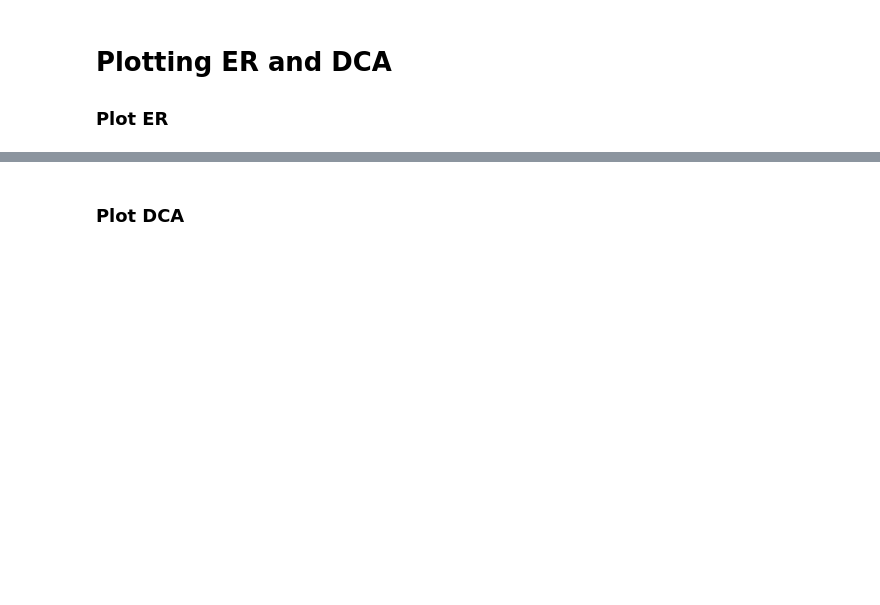
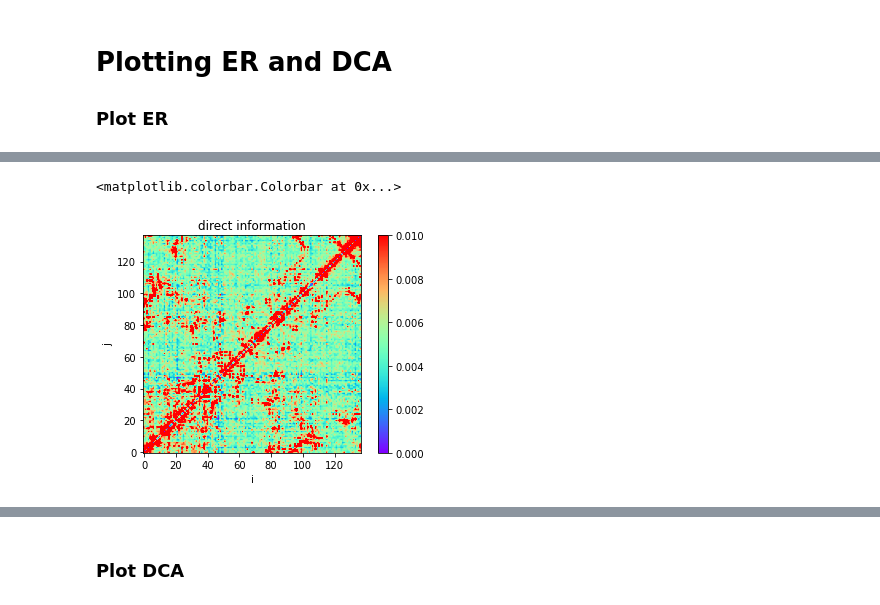
Before and after one commit to evancresswell/DCA_ER, a Jupyter notebook: ecc_DCA_ER.ipynb, the cells around one changed output, grey strips where cells are left out. Saved outputs shown, nothing was run; the diff lists cells and outputs as text; code cells hidden in the pictures; blank space fills up the shorter version.

```diff
--- a/ecc_DCA_ER.ipynb
+++ b/ecc_DCA_ER.ipynb
@@ -95,11 +132,13 @@ print('seq:',int(pdb[ipdb,1]))
 
 
 
-
-# data processing
 s0,cols_removed, s_index, tpdb, orig_seq_len = data_processing(data_path, pfam_id, ipdb,\
                 gap_seqs=0.2, gap_cols=0.2, prob_low=0.004, conserved_cols=0.9, printing=printing, out_dir=processed_data_dir)
 print('\n\n\nPreprocessed reference Sequence: ', s0[tpdb])
+
+# npy2fa does not remove cols this way we are as close to original as possible
+msa_outfile, ref_outfile, s0, cols_removed, s_index, tpdb, orig_seq_len  = tools.npy2fa(pfam_id, msa_npy_file, pdb_ref_file=pdb_ref_file, ipdb=ipdb, preprocess=True,gap_seqs=.2, gap_cols=.2, prob_low=.004, conserved_cols=.9, letter_format=False)
+# data processing
 print(s0[1934])
 print(s0[3522])
 print(s0.shape, '\n\n\n')
@@ -128,23 +167,7 @@ pdb_pfam_map = pdb_id_map_df.loc[pdb_id_map_df['CHAIN']==pdb_chain]
 #     if pdb_len == orig_seq_len:
 #         break
 
-
-
-# Check that pdb--pfam mapping is unique
-if pdb_pfam_map.shape[0] > 1:
-    print('Unable to get unique PDB-->Pfam mapping')
-    print(pdb_pfam_map)
-
-# pp_range = [pdb_info['PDB_START'], pdb_info['PDB_END']]
-pp_range = [pdb_pfam_map.iloc[0]['PDB_START'], pdb_pfam_map.iloc[0]['PDB_END']]
-print('Polypeptide range for contact map: ', pp_range)
-
-
-pdb_out = "%s/protein_data/pdb_data" % DCA_dir
-# Directory for storing PDB data locally
-# returns contact map with the appropriate columns removed..
-# For list of retained columns us s_index
-ct, ct_full, n_amino_full, poly_seq_curated = tools.contact_map(pdb, ipdb, pp_range, cols_removed, s_index, pdb_out_dir=pdb_out, printing=printing)
+#
 # %% [output]
 seq: 69
 pdb ref example (pdb[0])  (after UTF-8 decode, removing 'b'):
@@ -360 +444,11 @@ plt.colorbar(fraction=0.045, pad=0.05)
+# %%
+plt.title('direct information')
+plt.imshow(ER_di,cmap='rainbow',origin='lower')
+plt.xlabel('i')
+plt.ylabel('j')
+plt.clim(0,0.01)
+plt.colorbar(fraction=0.045, pad=0.05)
+# %% [output]
+<matplotlib.colorbar.Colorbar at 0x...>
+[figure, added]
 # %%
```
Also changed, not shown: parts of 23 cells of this notebook, 5 other files.
